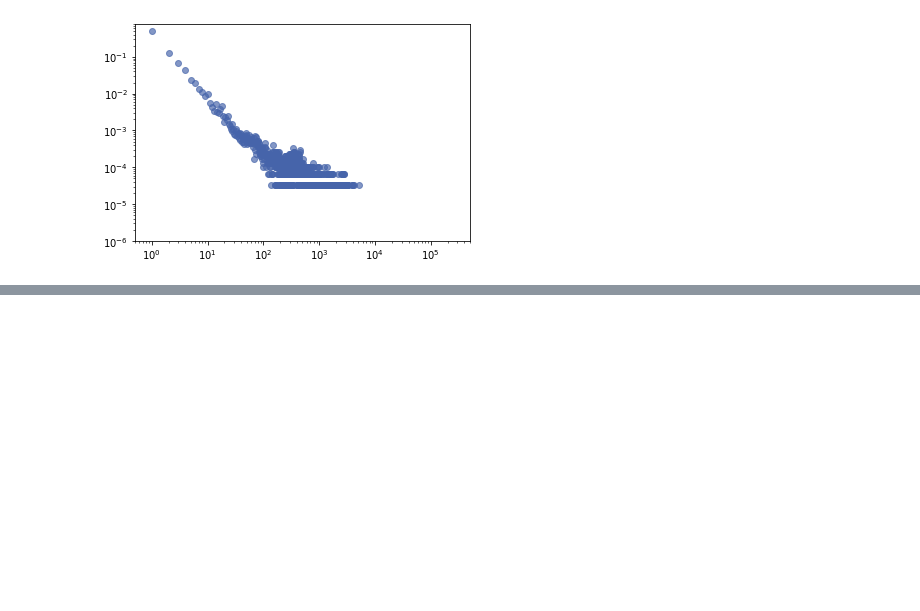
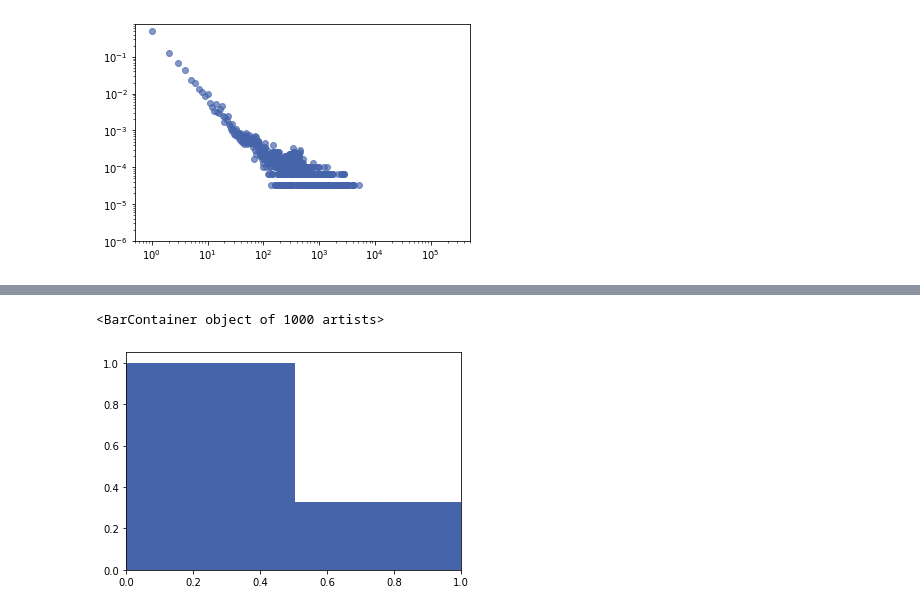
Before and after one commit to davidweisscode/kg-analysis, a Jupyter notebook: plots.ipynb, the cells around one changed output, grey strips where cells are left out. Cells and saved outputs as stored; diff of their text form; code cells hidden in the pictures; blank space fills up the shorter version.

```diff
--- a/plots.ipynb
+++ b/plots.ipynb
@@ -186,14 +186,17 @@ plt.bar(df["k"]/k_max_t, knc_density, width=1/k_max_t, align="edge", color=MAIN_
 # %%
 df = pd.read_csv(f"out/{CLASSES[0]}.b.knc.csv")
 
 n_t = res.loc[CLASSES[0], "n_t"]
 n_b = res.loc[CLASSES[0], "n_b"]
 k_max_b = n_t
-w_max_b = 200
+w_max_b = k_max_b
 
 knc_density = df["density"]
 knc_ncomponents = (n_b - df["ncomponents"]) / (n_b - 1)
 knc_slcc = (df["slcc"] - 1) / (n_b -1)
 
 plt.xlim(0, w_max_b/k_max_b)
 plt.bar(df["k"]/k_max_b, knc_ncomponents, width=1/k_max_b, align="edge", color=MAIN_COLOR_1, edgecolor=MAIN_COLOR_2)
+# %% [output]
+<BarContainer object of 1000 artists>
+[figure, added]
```
Also changed, not shown: parts of 2 cells of this notebook, 1 other file.
